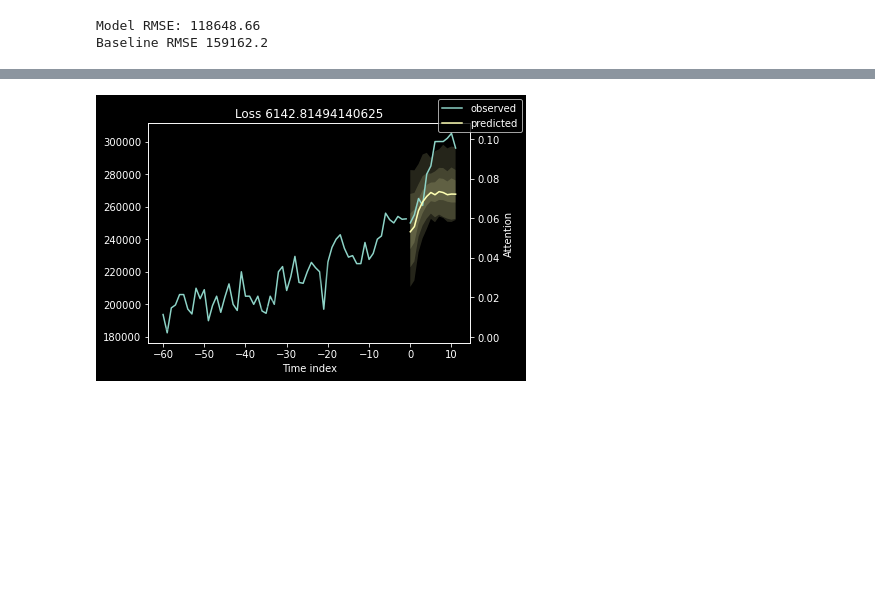
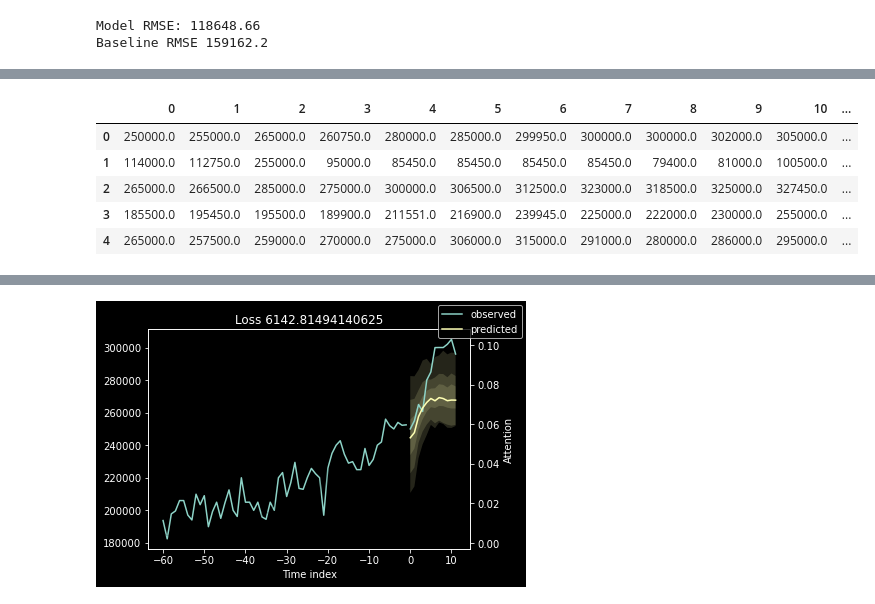
Before and after one commit to ian-byrne/CapstoneTeamJim, a Jupyter notebook: Notebooks/ian-scratchpads/pytorch_explore.ipynb, the cells around one changed output, grey strips where cells are left out. Drawn from its saved outputs; the diff is of its cells as text; code cells hidden in the pictures; blank space fills up the shorter version.

```diff
--- a/Notebooks/ian-scratchpads/pytorch_explore.ipynb
+++ b/Notebooks/ian-scratchpads/pytorch_explore.ipynb
@@ -404,0 +415,10 @@ Baseline RMSE 159162.2
+# %%
+targ_df = pd.DataFrame(actuals.numpy())
+targ_df.head()
+# %% [output]
+|  | 0 | 1 | 2 | 3 | 4 | 5 | 6 | 7 | 8 | 9 | 10 | ... |
+| 0 | 250000.0 | 255000.0 | 265000.0 | 260750.0 | 280000.0 | 285000.0 | 299950.0 | 300000.0 | 300000.0 | 302000.0 | 305000.0 | ... |
+| 1 | 114000.0 | 112750.0 | 255000.0 | 95000.0 | 85450.0 | 85450.0 | 85450.0 | 85450.0 | 79400.0 | 81000.0 | 100500.0 | ... |
+| 2 | 265000.0 | 266500.0 | 285000.0 | 275000.0 | 300000.0 | 306500.0 | 312500.0 | 323000.0 | 318500.0 | 325000.0 | 327450.0 | ... |
+| 3 | 185500.0 | 195450.0 | 195500.0 | 189900.0 | 211551.0 | 216900.0 | 239945.0 | 225000.0 | 222000.0 | 230000.0 | 255000.0 | ... |
+| 4 | 265000.0 | 257500.0 | 259000.0 | 270000.0 | 275000.0 | 306000.0 | 315000.0 | 291000.0 | 280000.0 | 286000.0 | 295000.0 | ... |
```
Also changed, not shown: parts of 6 cells of this notebook, 3 other files.
